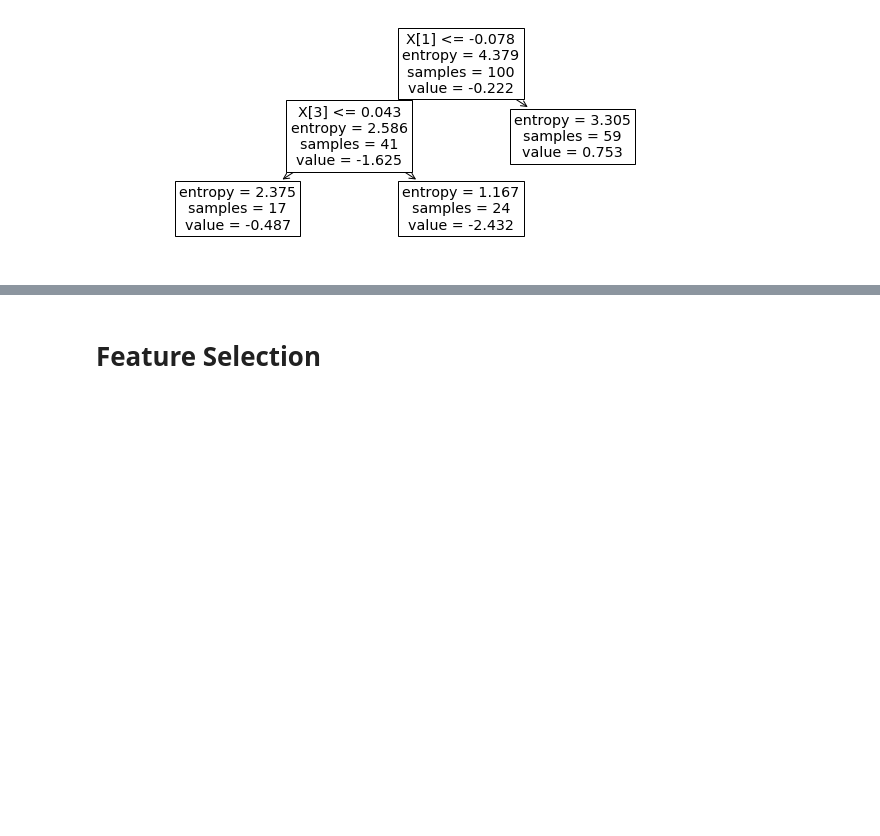
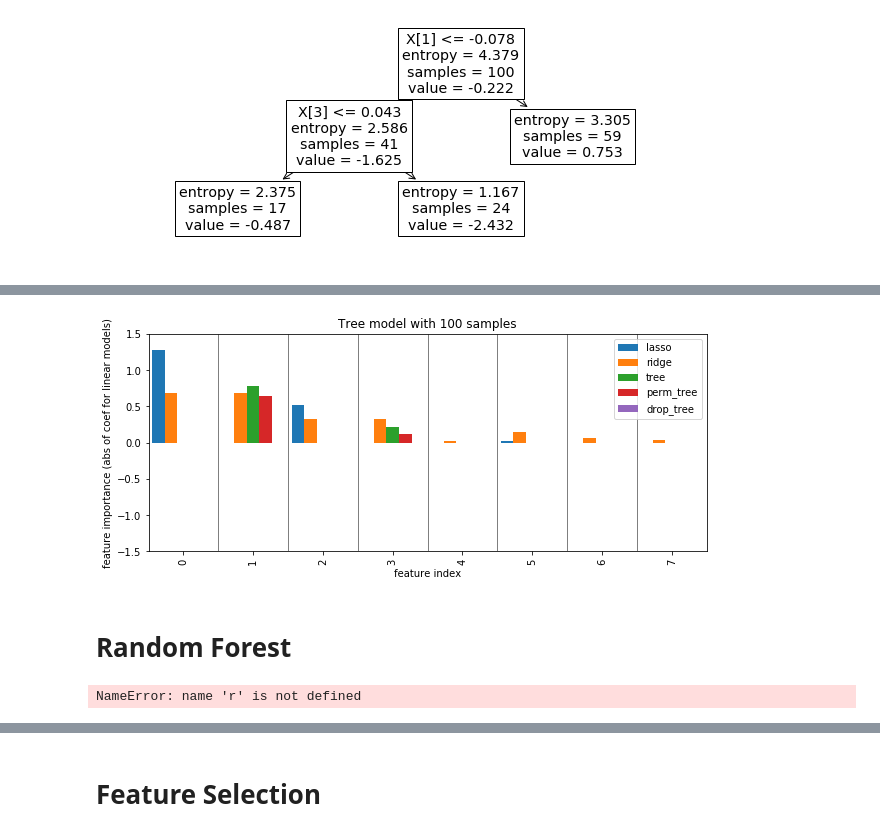
Before and after one commit to amueller/COMS4995-s19, a Jupyter notebook: slides/aml-12-interpretation-feature-selection/aml-12-feature-selection-interpretation.ipynb, the cells around one changed output, grey strips where cells are left out. Saved outputs shown, nothing was run; the diff lists cells and outputs as text; code cells hidden in the pictures; blank space fills up the shorter version.

```diff
--- a/slides/aml-12-interpretation-feature-selection/aml-12-feature-selection-interpretation.ipynb
+++ b/slides/aml-12-interpretation-feature-selection/aml-12-feature-selection-interpretation.ipynb
@@ -347,0 +355,12 @@ plt.savefig("images/tree_less_data.png")
+# %%
+best_tree = grid_tree_small.best_estimator_
+drop_tree_small = drop_feature_importance(best_tree, X_train_small, y_train_small)
+perm_tree_small = permutation_importance(best_tree, X_test_small, y_test_small).mean(axis=1)
+# %%
+plot_importance({'lasso': np.abs(lasso_small.coef_), 'ridge': np.abs(ridge_small.coef_), 'tree': grid_tree_small.best_estimator_.feature_importances_,
+                 'perm_tree': perm_tree_small, 'drop_tree': drop_tree_small})
+plt.ylabel("feature importance (abs of coef for linear models)")
+plt.title("Tree model with 100 samples")
+plt.savefig("images/tree_less_data_all.png")
+# %% [output]
+[figure, added]
@@ -347,0 +376,8 @@ plt.savefig("images/tree_less_data.png")
+# %% [markdown]
+# Random Forest
+# %%
+from sklearn.ensemble import RandomForestRegressor
+rf = RandomForestRegressor(n_estimators=100).fit(X_train, y_train)
+rf.score(X_test, y_test)
+# %% [output]
+NameError: name 'r' is not defined
```
Also changed, not shown: parts of 27 cells of this notebook, 2 other files.
